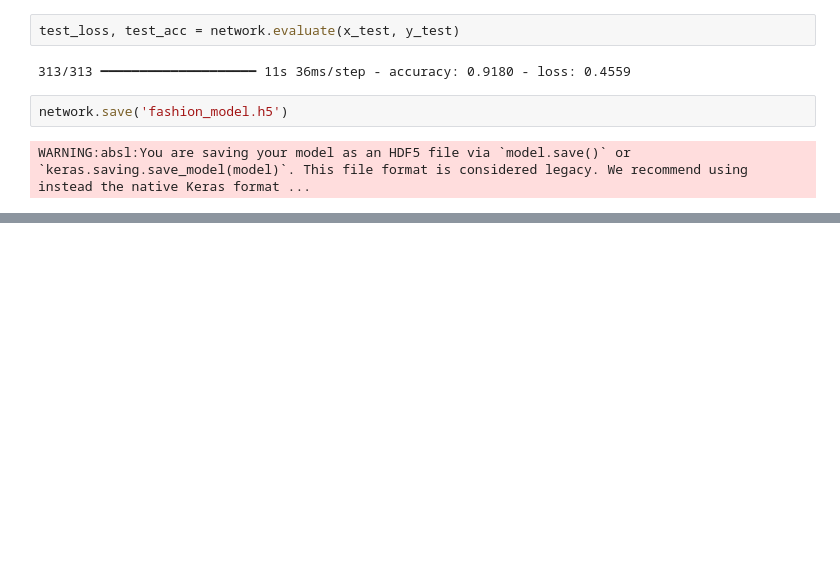
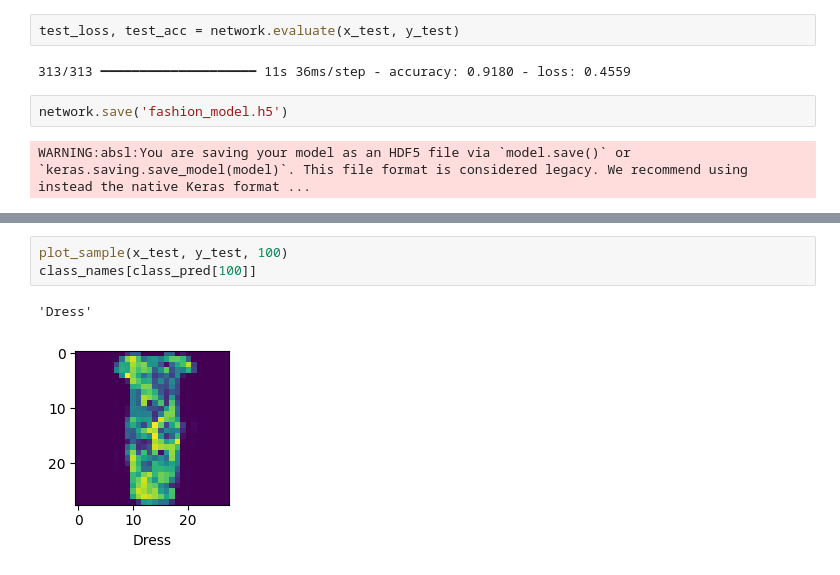
Before and after one commit to anonjustchillin/MachineLearning_labs, a Jupyter notebook: lab5/task2.ipynb, the cells around one changed output, grey strips where cells are left out. Cells and saved outputs as stored; diff of their text form; blank space fills up the shorter version.

```diff
--- a/lab5/task2.ipynb
+++ b/lab5/task2.ipynb
@@ -322,0 +393,6 @@ WARNING:absl:You are saving your model as an HDF5 file via `model.save()` or `ke
+# %%
+plot_sample(x_test, y_test, 100)
+class_names[class_pred[100]]
+# %% [output]
+'Dress'
+[figure, added]
```
Also changed, not shown: parts of 10 cells of this notebook.
